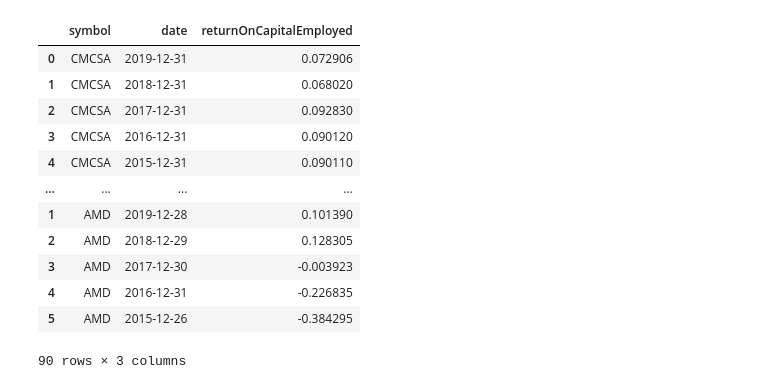
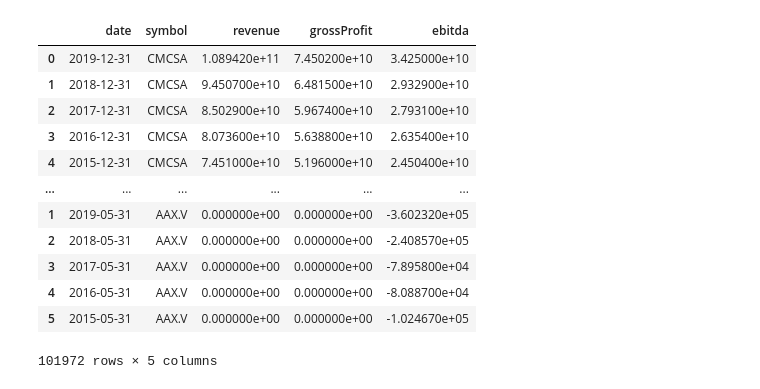
Before and after one commit to pierremstr/Company_Valuation, a Jupyter notebook: notebooks/fin_data_exploration.ipynb, the cells around one changed output. Saved outputs shown, nothing was run; the diff lists cells and outputs as text; code cells hidden in the pictures.

```diff
--- a/notebooks/fin_data_exploration.ipynb
+++ b/notebooks/fin_data_exploration.ipynb
@@ -4,7 +4,7 @@ import pandas as pd
 
 # Get company profiles
 def get_company_info(symbol):
-    token = '03f40a9b8506771484f36a8f420f469a'
+    token = <>
     url = f'https://financialmodelingprep.com/api/v3/profile/{symbol}?apikey={token}'
     response = requests.get(url).json()
     return pd.DataFrame(response)
@@ -12,7 +12,7 @@ def get_company_info(symbol):
 # # Get balance shet
 # def get_balance_sheet(symbol):
 #     # quarterly available
-#     token = '03f40a9b8506771484f36a8f420f469a'
+#     token = <>
 #     url = f'https://financialmodelingprep.com/api/v3/balance-sheet-statement/{symbol}?apikey={token}'
 #     response = requests.get(url).json()
 #     return pd.DataFrame(response)
@@ -21,7 +21,7 @@ def get_company_info(symbol):
 def get_income_statement(symbol, period='annual', limit=6):
     # period = annual or quarter
     # limit = number of period
-    token = '03f40a9b8506771484f36a8f420f469a'
+    token = <>
     url = f'https://financialmodelingprep.com/api/v3/income-statement/{symbol}?period={period}&limit={limit}&apikey={token}'
     response = requests.get(url).json()
 
@@ -30,7 +30,7 @@ def get_income_statement(symbol, period='annual', limit=6):
 def get_ratio(symbol, period='annual', limit=6):
     # period = annual or quarter
     # limit = number of period
-    token = '03f40a9b8506771484f36a8f420f469a'
+    token = <>
     url = f'https://financialmodelingprep.com/api/v3/ratios/{symbol}?period={period}&limit={limit}&apikey={token}'
     response = requests.get(url).json()
     return pd.DataFrame(response)[['symbol', 'date', 'returnOnCapitalEmployed']]
@@ -38,7 +38,7 @@ def get_ratio(symbol, period='annual', limit=6):
 # Get enterprise value
 def get_ev(symbol):
     # period = annual or quarter
-    token = '03f40a9b8506771484f36a8f420f469a'
+    token = <>
     url = f'https://financialmodelingprep.com/api/v3/enterprise-values/AAPL?period=quarter&limit=6&&apikey={token}'
     response = requests.get(url).json()
     return pd.DataFrame(response)[['date', 'symbol', 'enterpriseValue']]
@@ -74,12 +62,9 @@ Name: symbol, Length: 29171, dtype: object
 # %%
-company_is = []
-company_ratio = []
-company_ev = []
-for symbol in symbols[0:20]:
+company_IS = []
+
+for symbol in symbols:
     try:
-        company_is.append(get_income_statement(symbol))
-        company_ratio.append(get_ratio(symbol))
-        company_ev.append(get_ev(symbol))
+        company_IS.append(get_income_statement(symbol))
     except:
         pass
     print(symbol)
@@ -124,16 +89,2 @@ df
-# %%
-pd.concat(company_ratio)
-# %% [output]
-|  | symbol | date | returnOnCapitalEmployed |
-| 0 | CMCSA | 2019-12-31 | 0.072906 |
-| 1 | CMCSA | 2018-12-31 | 0.068020 |
-| 2 | CMCSA | 2017-12-31 | 0.092830 |
-| 3 | CMCSA | 2016-12-31 | 0.090120 |
-| 4 | CMCSA | 2015-12-31 | 0.090110 |
-| ... | ... | ... | ... |
-| 1 | AMD | 2019-12-28 | 0.101390 |
-| 2 | AMD | 2018-12-29 | 0.128305 |
-| 3 | AMD | 2017-12-30 | -0.003923 |
-| 4 | AMD | 2016-12-31 | -0.226835 |
-| 5 | AMD | 2015-12-26 | -0.384295 |
-90 rows × 3 columns
+# %%
+company_ = pd.concat(company_IS)
@@ -139,0 +93,16 @@ pd.concat(company_ratio)
+# %%
+company_
+# %% [output]
+|  | date | symbol | revenue | grossProfit | ebitda |
+| 0 | 2019-12-31 | CMCSA | 1.089420e+11 | 7.450200e+10 | 3.425000e+10 |
+| 1 | 2018-12-31 | CMCSA | 9.450700e+10 | 6.481500e+10 | 2.932900e+10 |
+| 2 | 2017-12-31 | CMCSA | 8.502900e+10 | 5.967400e+10 | 2.793100e+10 |
+| 3 | 2016-12-31 | CMCSA | 8.073600e+10 | 5.638800e+10 | 2.635400e+10 |
+| 4 | 2015-12-31 | CMCSA | 7.451000e+10 | 5.196000e+10 | 2.450400e+10 |
+| ... | ... | ... | ... | ... | ... |
+| 1 | 2019-05-31 | AAX.V | 0.000000e+00 | 0.000000e+00 | -3.602320e+05 |
+| 2 | 2018-05-31 | AAX.V | 0.000000e+00 | 0.000000e+00 | -2.408570e+05 |
+| 3 | 2017-05-31 | AAX.V | 0.000000e+00 | 0.000000e+00 | -7.895800e+04 |
+| 4 | 2016-05-31 | AAX.V | 0.000000e+00 | 0.000000e+00 | -8.088700e+04 |
+| 5 | 2015-05-31 | AAX.V | 0.000000e+00 | 0.000000e+00 | -1.024670e+05 |
+101972 rows × 5 columns
```
Also changed, not shown: parts of 9 cells of this notebook.
